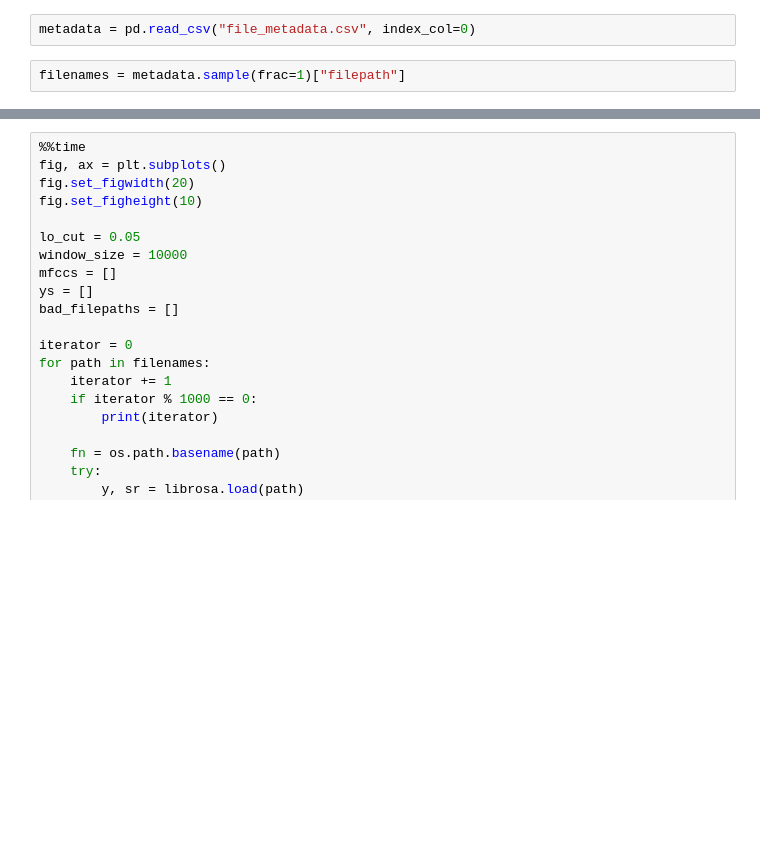
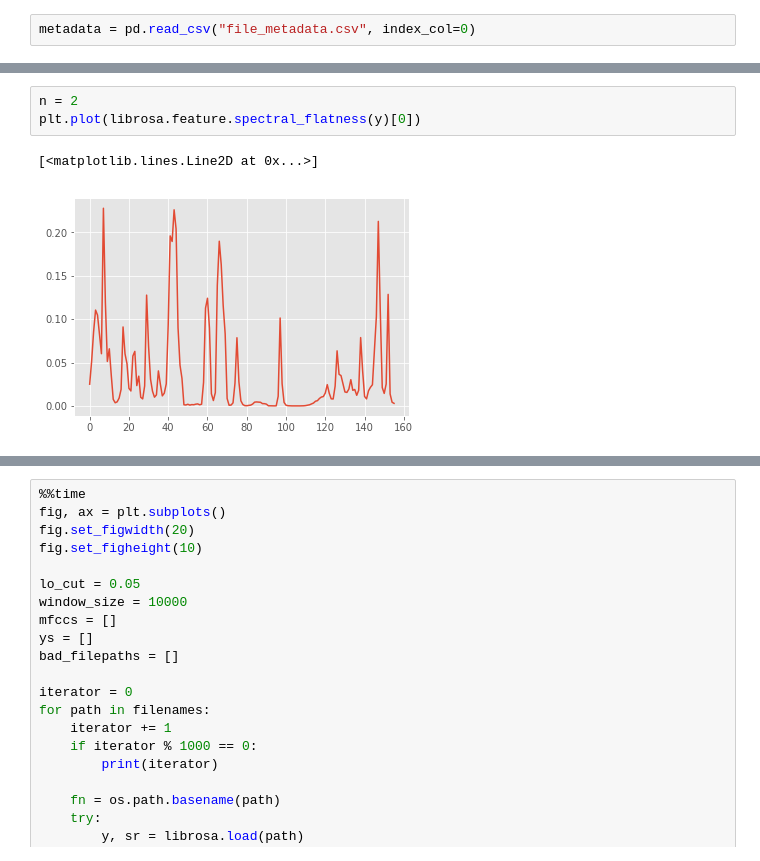
Before and after one commit to Chrisjw42/listenr-ml, a Jupyter notebook: 2. Data preprocessing.ipynb, the cells around one changed output, grey strips where cells are left out. Saved outputs shown, nothing was run; the diff lists cells and outputs as text; blank space fills up the shorter version.

```diff
--- a/2. Data preprocessing.ipynb
+++ b/2. Data preprocessing.ipynb
@@ -27,4 +39,2 @@ matplotlib.style.use('ggplot')
 # %%
 metadata = pd.read_csv("file_metadata.csv", index_col=0)
-# %%
-filenames = metadata.sample(frac=1)["filepath"]
@@ -38,0 +268,6 @@ array([           nan,            nan,            nan, ...,
+# %%
+n = 2
+plt.plot(librosa.feature.spectral_flatness(y)[0])
+# %% [output]
+[<matplotlib.lines.Line2D at 0x...>]
+[figure, added]
```
Also changed, not shown: parts of 47 cells of this notebook.
